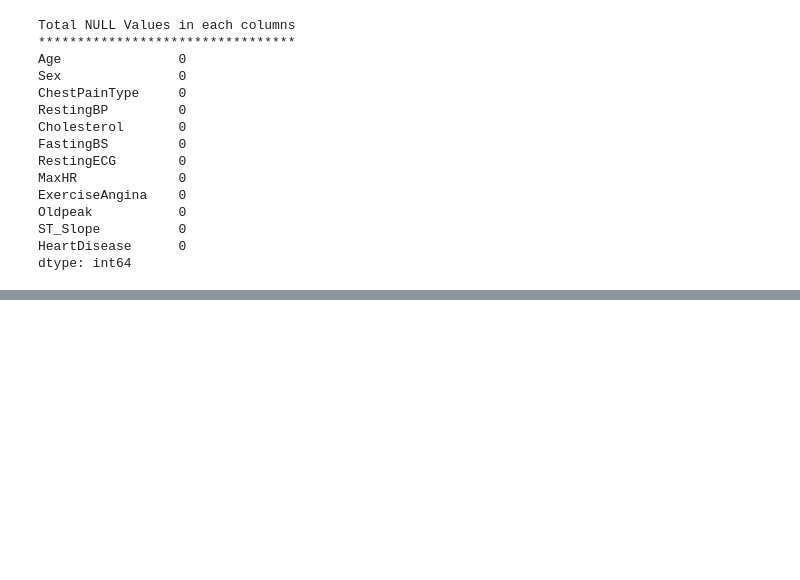
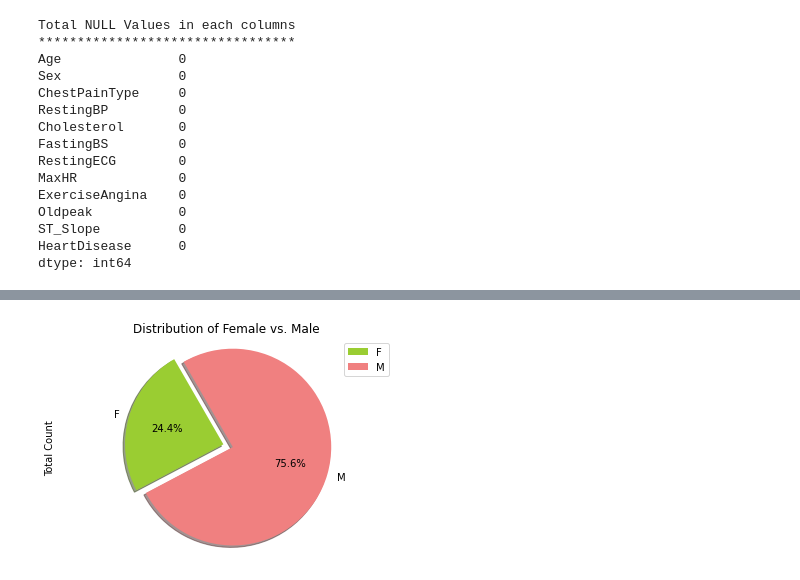
Before and after one commit to aselsche/Final-Project-Heart-Failure-Prediction, a Jupyter notebook: Untitled.ipynb, the cells around one changed output, grey strips where cells are left out. Cells and saved outputs as stored; diff of their text form; code cells hidden in the pictures; blank space fills up the shorter version.

```diff
--- a/Untitled.ipynb
+++ b/Untitled.ipynb
@@ -87,0 +147,12 @@ clean_df.head(3)
+# %%
+# # Gender Breakdown
+#Decide on colors
+colors = ["yellowgreen", "lightcoral"]
+#define how the pie will devide/explode
+explode = (0.1, 0)
+gender_df.plot.pie(y='Total Count', colors = colors, startangle=120, explode = explode, shadow = True, autopct="%1.1f%%")
+plt.title("Distribution of Female vs. Male")
+plt.axis("equal")
+plt.show()
+# %% [output]
+[figure, added]
```
Also changed, not shown: parts of 10 cells of this notebook, 1 other file.
